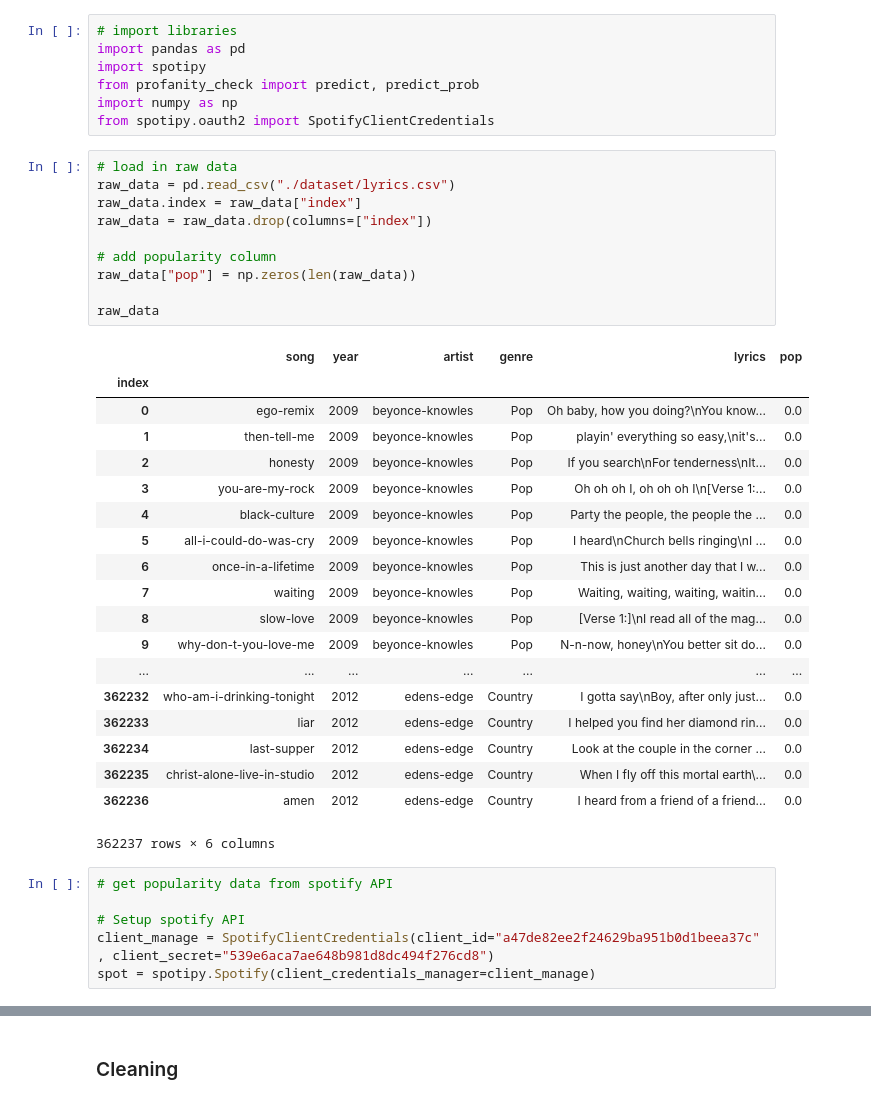
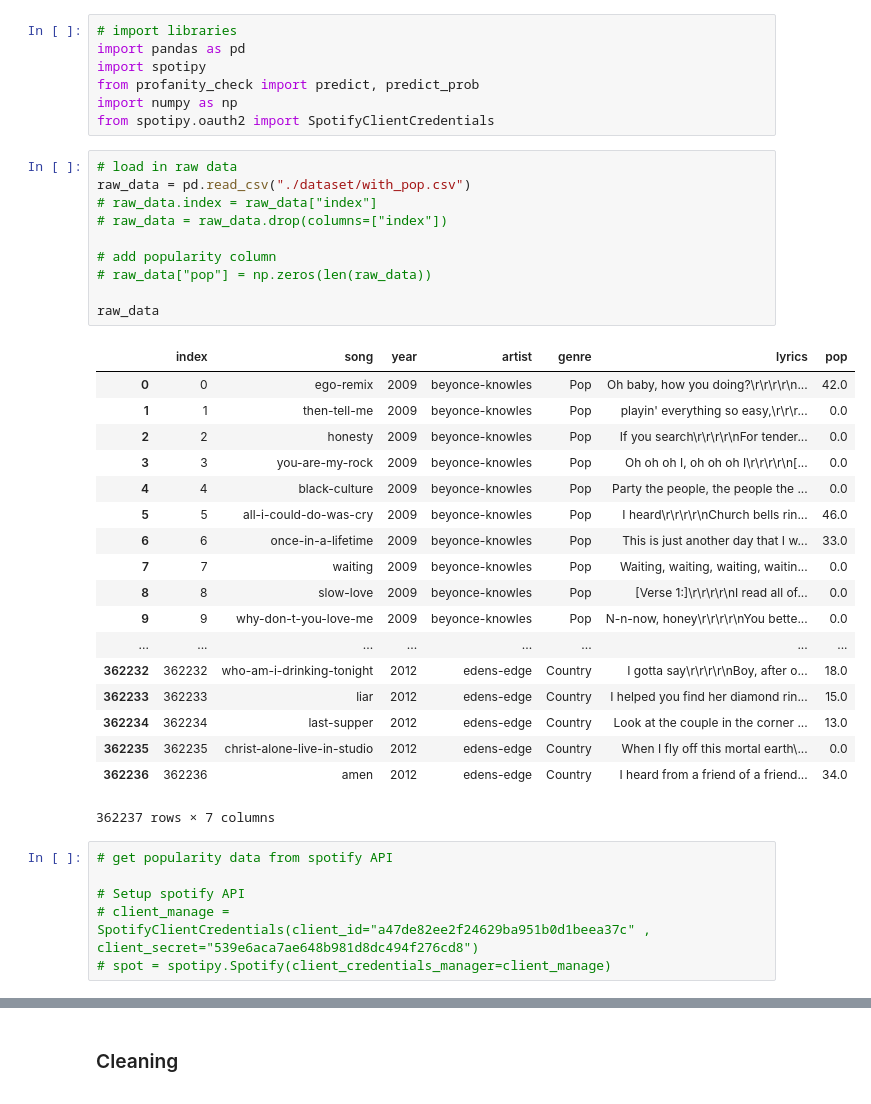
Before and after one commit to igneel73/Swearpop, a Jupyter notebook: Final Report.ipynb, the cells around one changed output, grey strips where cells are left out. Cells and saved outputs as stored; diff of their text form.

Commit message:
added popularity data

```diff
--- a/Final Report.ipynb
+++ b/Final Report.ipynb
@@ -26,39 +26,38 @@ import numpy as np
 from spotipy.oauth2 import SpotifyClientCredentials
 # %%
 # load in raw data
-raw_data = pd.read_csv("./dataset/lyrics.csv")
-raw_data.index = raw_data["index"]
-raw_data = raw_data.drop(columns=["index"])
+raw_data = pd.read_csv("./dataset/with_pop.csv")
+# raw_data.index = raw_data["index"]
+# raw_data = raw_data.drop(columns=["index"])
 
 # add popularity column
-raw_data["pop"] = np.zeros(len(raw_data))
+# raw_data["pop"] = np.zeros(len(raw_data))
 
 raw_data
 # %% [output]
-|  | song | year | artist | genre | lyrics | pop |
-| index |  |  |  |  |  |  |
-| 0 | ego-remix | 2009 | beyonce-knowles | Pop | Oh baby, how you doing?\nYou know... | 0.0 |
-| 1 | then-tell-me | 2009 | beyonce-knowles | Pop | playin' everything so easy,\nit's... | 0.0 |
-| 2 | honesty | 2009 | beyonce-knowles | Pop | If you search\nFor tenderness\nIt... | 0.0 |
-| 3 | you-are-my-rock | 2009 | beyonce-knowles | Pop | Oh oh oh I, oh oh oh I\n[Verse 1:... | 0.0 |
-| 4 | black-culture | 2009 | beyonce-knowles | Pop | Party the people, the people the ... | 0.0 |
-| 5 | all-i-could-do-was-cry | 2009 | beyonce-knowles | Pop | I heard\nChurch bells ringing\nI ... | 0.0 |
-| 6 | once-in-a-lifetime | 2009 | beyonce-knowles | Pop | This is just another day that I w... | 0.0 |
-| 7 | waiting | 2009 | beyonce-knowles | Pop | Waiting, waiting, waiting, waitin... | 0.0 |
-| 8 | slow-love | 2009 | beyonce-knowles | Pop | [Verse 1:]\nI read all of the mag... | 0.0 |
-| 9 | why-don-t-you-love-me | 2009 | beyonce-knowles | Pop | N-n-now, honey\nYou better sit do... | 0.0 |
-| ... | ... | ... | ... | ... | ... | ... |
-| 362232 | who-am-i-drinking-tonight | 2012 | edens-edge | Country | I gotta say\nBoy, after only just... | 0.0 |
-| 362233 | liar | 2012 | edens-edge | Country | I helped you find her diamond rin... | 0.0 |
-| 362234 | last-supper | 2012 | edens-edge | Country | Look at the couple in the corner ... | 0.0 |
-| 362235 | christ-alone-live-in-studio | 2012 | edens-edge | Country | When I fly off this mortal earth\... | 0.0 |
-| 362236 | amen | 2012 | edens-edge | Country | I heard from a friend of a friend... | 0.0 |
+|  | index | song | year | artist | genre | lyrics | pop |
+| 0 | 0 | ego-remix | 2009 | beyonce-knowles | Pop | Oh baby, how you doing?\r\r\r\r\n... | 42.0 |
+| 1 | 1 | then-tell-me | 2009 | beyonce-knowles | Pop | playin' everything so easy,\r\r\r... | 0.0 |
+| 2 | 2 | honesty | 2009 | beyonce-knowles | Pop | If you search\r\r\r\r\nFor tender... | 0.0 |
+| 3 | 3 | you-are-my-rock | 2009 | beyonce-knowles | Pop | Oh oh oh I, oh oh oh I\r\r\r\r\n[... | 0.0 |
+| 4 | 4 | black-culture | 2009 | beyonce-knowles | Pop | Party the people, the people the ... | 0.0 |
+| 5 | 5 | all-i-could-do-was-cry | 2009 | beyonce-knowles | Pop | I heard\r\r\r\r\nChurch bells rin... | 46.0 |
+| 6 | 6 | once-in-a-lifetime | 2009 | beyonce-knowles | Pop | This is just another day that I w... | 33.0 |
+| 7 | 7 | waiting | 2009 | beyonce-knowles | Pop | Waiting, waiting, waiting, waitin... | 0.0 |
+| 8 | 8 | slow-love | 2009 | beyonce-knowles | Pop | [Verse 1:]\r\r\r\r\nI read all of... | 0.0 |
+| 9 | 9 | why-don-t-you-love-me | 2009 | beyonce-knowles | Pop | N-n-now, honey\r\r\r\r\nYou bette... | 0.0 |
+| ... | ... | ... | ... | ... | ... | ... | ... |
+| 362232 | 362232 | who-am-i-drinking-tonight | 2012 | edens-edge | Country | I gotta say\r\r\r\r\nBoy, after o... | 18.0 |
+| 362233 | 362233 | liar | 2012 | edens-edge | Country | I helped you find her diamond rin... | 15.0 |
+| 362234 | 362234 | last-supper | 2012 | edens-edge | Country | Look at the couple in the corner ... | 13.0 |
+| 362235 | 362235 | christ-alone-live-in-studio | 2012 | edens-edge | Country | When I fly off this mortal earth\... | 0.0 |
+| 362236 | 362236 | amen | 2012 | edens-edge | Country | I heard from a friend of a friend... | 34.0 |
-362237 rows × 6 columns
+362237 rows × 7 columns
 # %%
 # get popularity data from spotify API
 
 # Setup spotify API
-client_manage = SpotifyClientCredentials(client_id="a47de82ee2f24629ba951b0d1beea37c" , client_secret="539e6aca7ae648b981d8dc494f276cd8")
-spot = spotipy.Spotify(client_credentials_manager=client_manage)
+# client_manage = SpotifyClientCredentials(client_id="a47de82ee2f24629ba951b0d1beea37c" , client_secret="539e6aca7ae648b981d8dc494f276cd8")
+# spot = spotipy.Spotify(client_credentials_manager=client_manage)
 # %%
 # iterate over all songs
```
Also changed, not shown: parts of 2 cells of this notebook.
